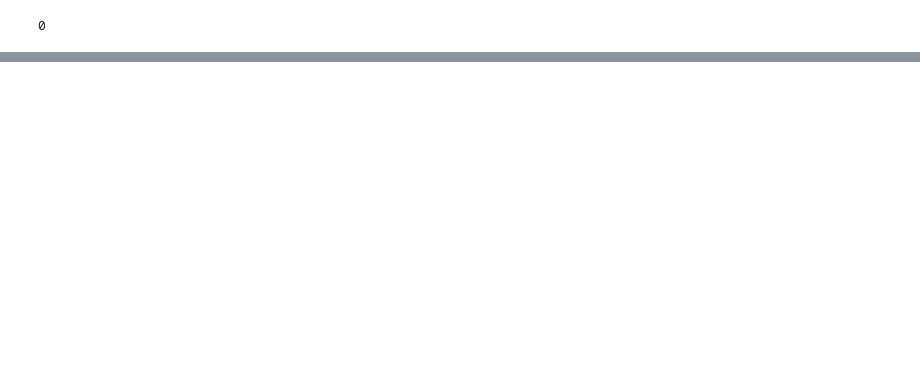
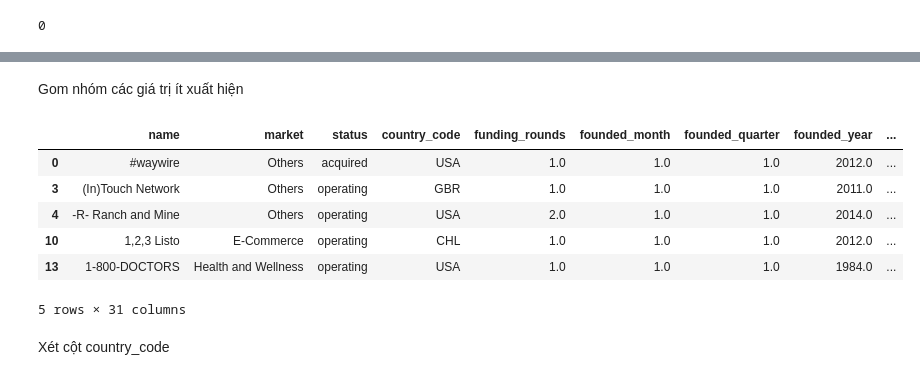
Before and after one commit to SerenaDinhBuiThuLinh/Data-Preprocessing-TLU, a Jupyter notebook: data_preprocessing_tlu.ipynb, the cells around one changed output, grey strips where cells are left out. Saved outputs shown, nothing was run; the diff lists cells and outputs as text; code cells hidden in the pictures; blank space fills up the shorter version.

```diff
--- a/data_preprocessing_tlu.ipynb
+++ b/data_preprocessing_tlu.ipynb
@@ -187,0 +238,23 @@ df.isnull().sum().sum()
+# %% [markdown]
+Gom nhóm các giá trị ít xuất hiện
+# %%
+# Chọn ngưỡng
+threshold = 200
+
+# Lấy các giá trị hiếm xuất hiện
+rare_values = df['market'].value_counts()[df['market'].value_counts() < threshold].index
+
+# Gom nhóm các giá trị hiếm xuất hiện lại thành 'Others'
+df.loc[df['market'].isin(rare_values), 'market'] = 'Others'
+# %%
+df.head()
+# %% [output]
+|  | name | market | status | country_code | funding_rounds | founded_month | founded_quarter | founded_year | ... |
+| 0 | #waywire | Others | acquired | USA | 1.0 | 1.0 | 1.0 | 2012.0 | ... |
+| 3 | (In)Touch Network | Others | operating | GBR | 1.0 | 1.0 | 1.0 | 2011.0 | ... |
+| 4 | -R- Ranch and Mine | Others | operating | USA | 2.0 | 1.0 | 1.0 | 2014.0 | ... |
+| 10 | 1,2,3 Listo | E-Commerce | operating | CHL | 1.0 | 1.0 | 1.0 | 2012.0 | ... |
+| 13 | 1-800-DOCTORS | Health and Wellness | operating | USA | 1.0 | 1.0 | 1.0 | 1984.0 | ... |
+5 rows × 31 columns
+# %% [markdown]
+Xét cột country_code
```
Also changed, not shown: parts of 14 cells of this notebook.
